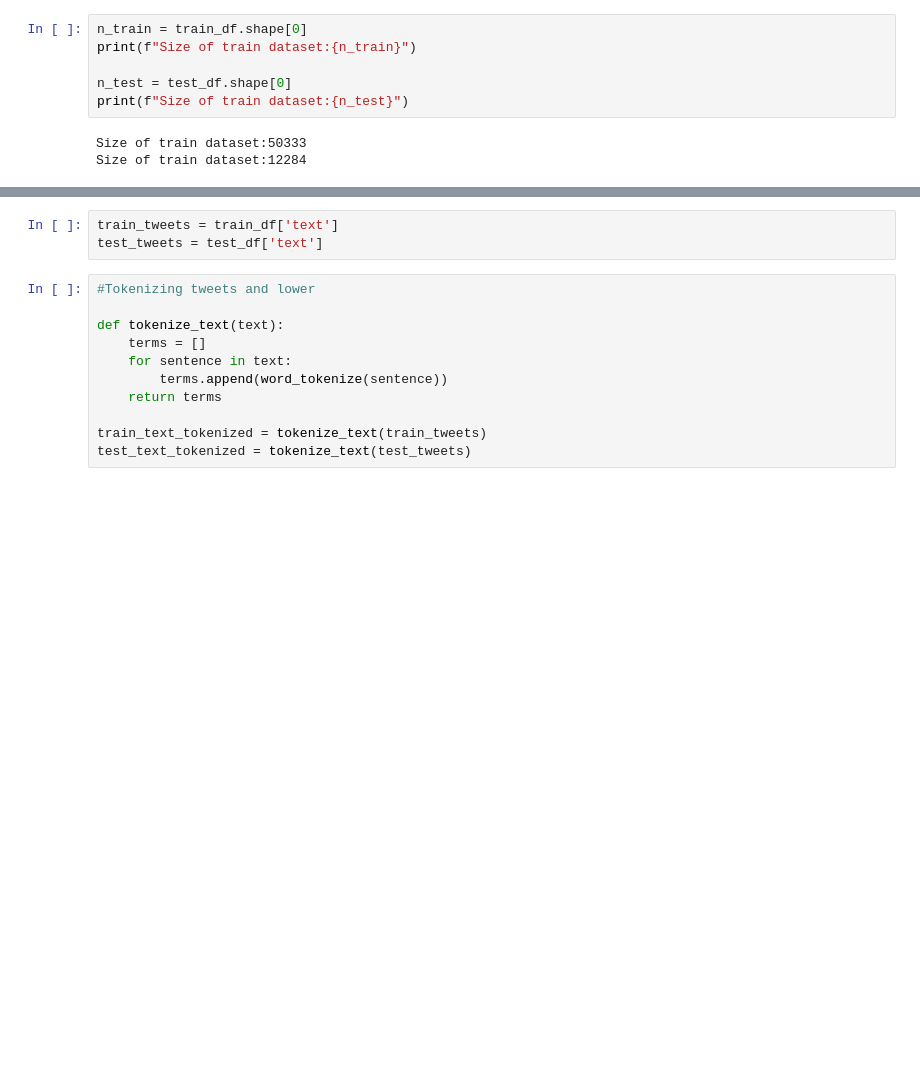
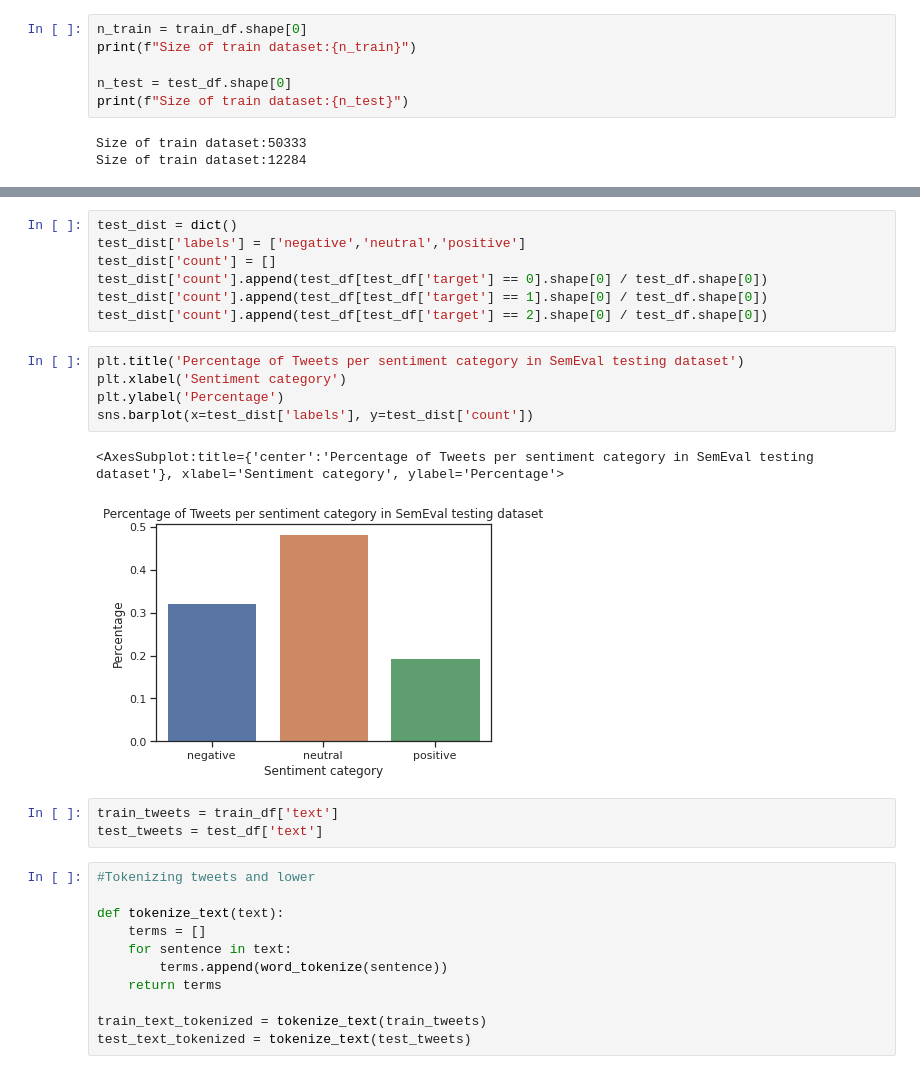
Before and after one commit to rafaelmag110/bert-twitter, a Jupyter notebook: Notebooks/SemEval_EDA.ipynb, the cells around one changed output, grey strips where cells are left out. Cells and saved outputs as stored; diff of their text form; blank space fills up the shorter version.

```diff
--- a/Notebooks/SemEval_EDA.ipynb
+++ b/Notebooks/SemEval_EDA.ipynb
@@ -64,3 +84,18 @@ Size of train dataset:12284
+# %%
+test_dist = dict()
+test_dist['labels'] = ['negative','neutral','positive']
+test_dist['count'] = []
+test_dist['count'].append(test_df[test_df['target'] == 0].shape[0] / test_df.shape[0])
+test_dist['count'].append(test_df[test_df['target'] == 1].shape[0] / test_df.shape[0])
+test_dist['count'].append(test_df[test_df['target'] == 2].shape[0] / test_df.shape[0])
+# %%
+plt.title('Percentage of Tweets per sentiment category in SemEval testing dataset')
+plt.xlabel('Sentiment category')
+plt.ylabel('Percentage')
+sns.barplot(x=test_dist['labels'], y=test_dist['count'])
+# %% [output]
+<AxesSubplot:title={'center':'Percentage of Tweets per sentiment category in SemEval testing dataset'}, xlabel='Sentiment category', ylabel='Percentage'>
+[figure, added]
 # %%
 train_tweets = train_df['text']
 test_tweets = test_df['text']
```
Also changed, not shown: parts of 3 cells of this notebook.
